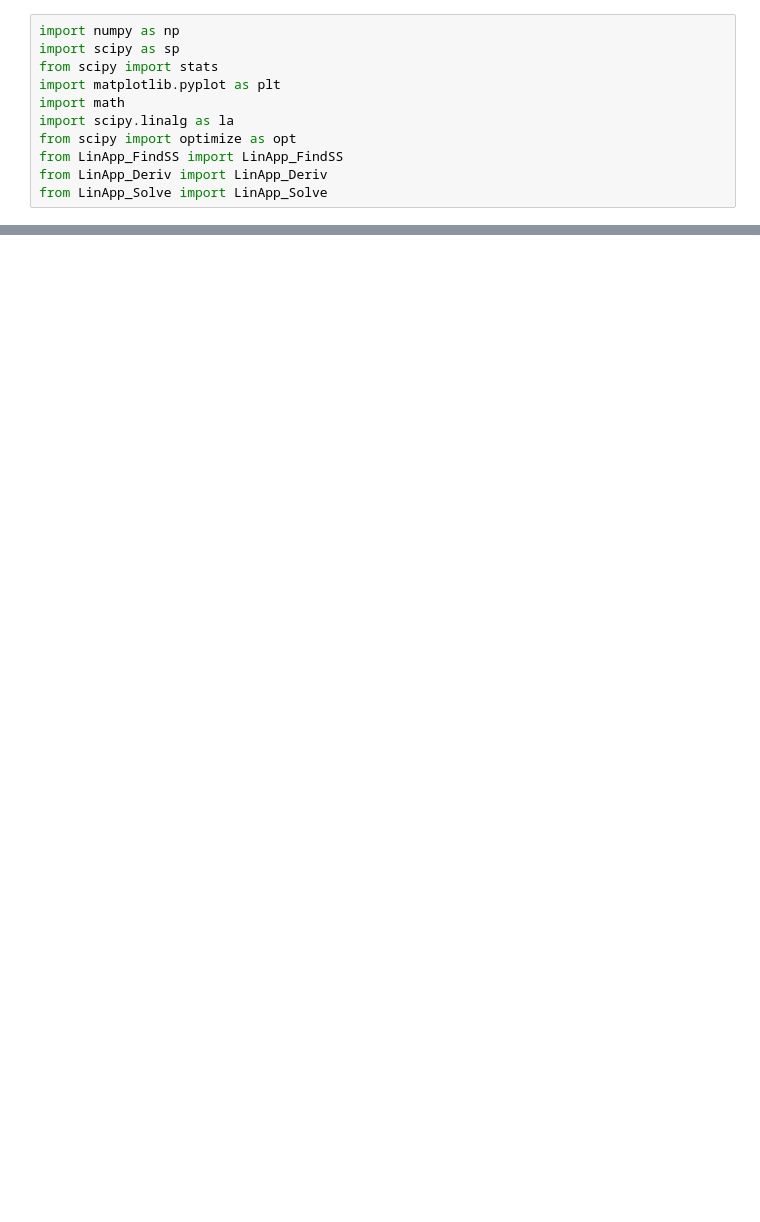
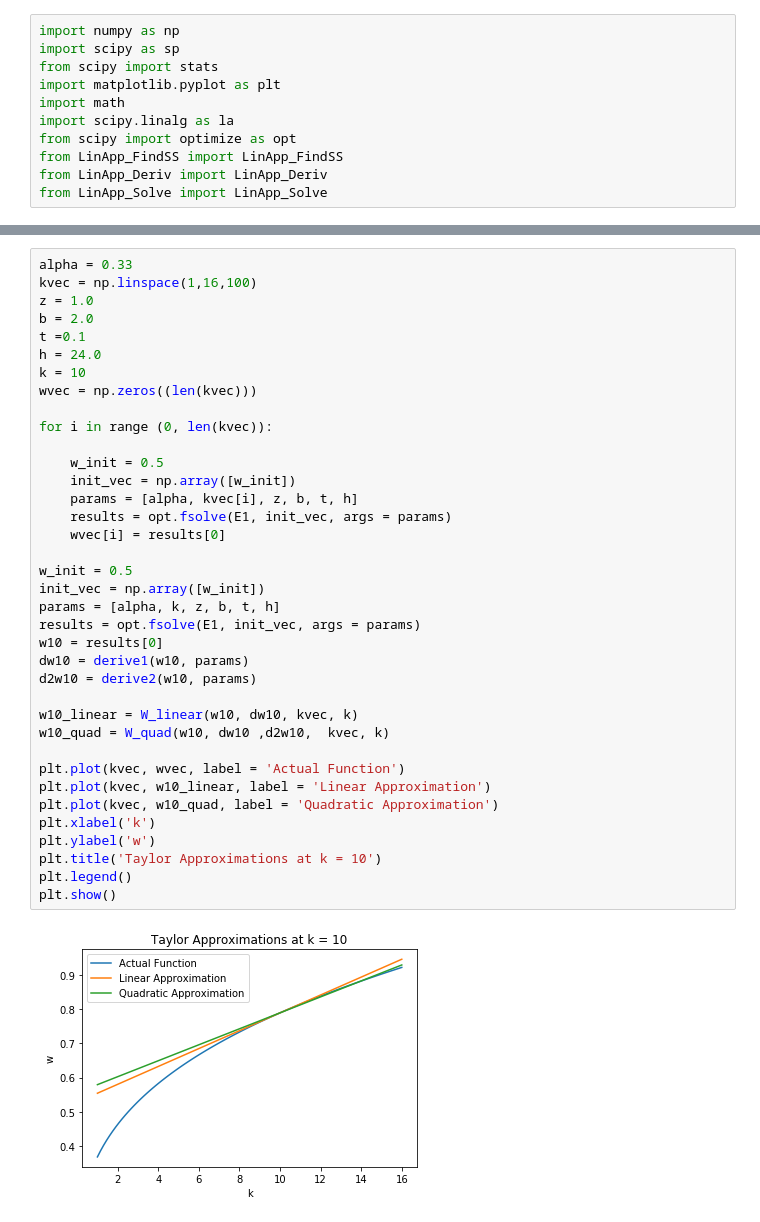
Before and after one commit to bryanchia/BootCamp2017, a Jupyter notebook: ProbSets/Econ/Wk5_6_DSGE_Filters/Problem Set 3 (Perturbation Methods).ipynb, the cells around one changed output, grey strips where cells are left out. Cells and saved outputs as stored; diff of their text form; blank space fills up the shorter version.

```diff
--- a/ProbSets/Econ/Wk5_6_DSGE_Filters/Problem Set 3 (Perturbation Methods).ipynb
+++ b/ProbSets/Econ/Wk5_6_DSGE_Filters/Problem Set 3 (Perturbation Methods).ipynb
@@ -46,0 +126,39 @@ print("These match up with our algebraic solutions.")
+# %%
+alpha = 0.33
+kvec = np.linspace(1,16,100)
+z = 1.0
+b = 2.0
+t =0.1
+h = 24.0
+k = 10
+wvec = np.zeros((len(kvec)))
+
+for i in range (0, len(kvec)):
+
+    w_init = 0.5
+    init_vec = np.array([w_init])
+    params = [alpha, kvec[i], z, b, t, h]
+    results = opt.fsolve(E1, init_vec, args = params)
+    wvec[i] = results[0]
+
+w_init = 0.5
+init_vec = np.array([w_init])
+params = [alpha, k, z, b, t, h]
+results = opt.fsolve(E1, init_vec, args = params)
+w10 = results[0]
+dw10 = derive1(w10, params)
+d2w10 = derive2(w10, params)
+
+w10_linear = W_linear(w10, dw10, kvec, k)
+w10_quad = W_quad(w10, dw10 ,d2w10,  kvec, k)
+
+plt.plot(kvec, wvec, label = 'Actual Function')
+plt.plot(kvec, w10_linear, label = 'Linear Approximation')
+plt.plot(kvec, w10_quad, label = 'Quadratic Approximation')
+plt.xlabel('k')
+plt.ylabel('w')
+plt.title('Taylor Approximations at k = 10')
+plt.legend()
+plt.show()
+# %% [output]
+[figure, added]
```
Also changed, not shown: parts of 21 cells of this notebook, 4 other files.
